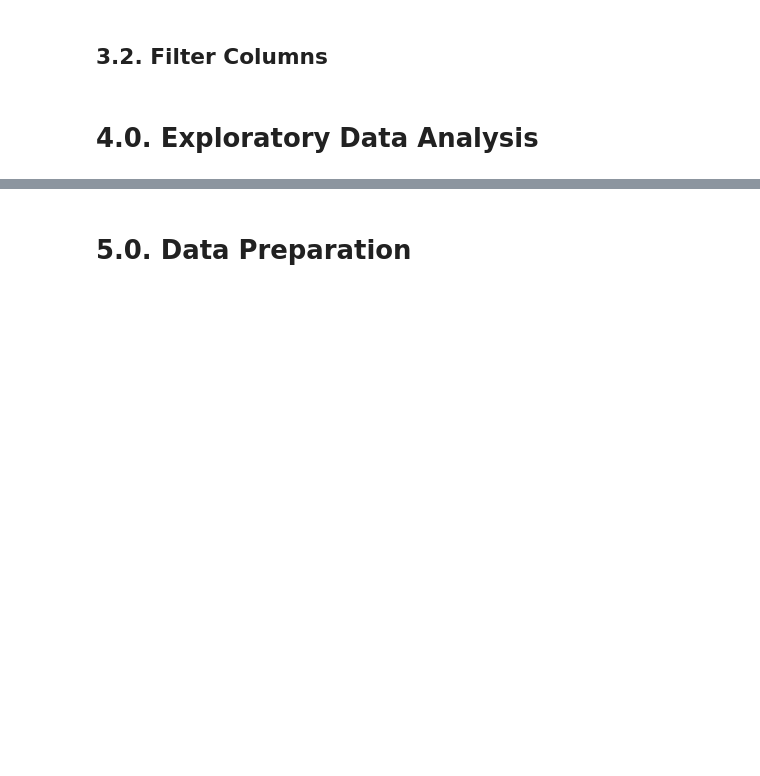
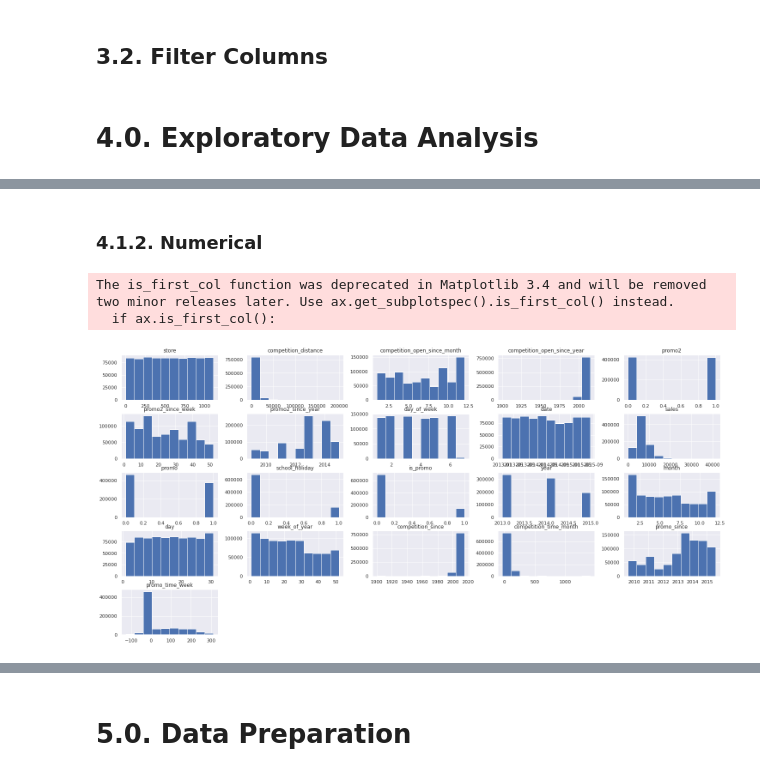
Before and after one commit to cidosjr/rossmann-sales-forecast, a Jupyter notebook: notebooks/rossmann_prediction.ipynb, the cells around one changed output, grey strips where cells are left out. Cells and saved outputs as stored; diff of their text form; code cells hidden in the pictures; blank space fills up the shorter version.

```diff
--- a/notebooks/rossmann_prediction.ipynb
+++ b/notebooks/rossmann_prediction.ipynb
@@ -250,0 +325,8 @@ df4 = pickle.load(open('../src/data/df3.pkl', 'rb'))
+# %% [markdown]
+### 4.1.2. Numerical
+# %%
+df4.hist();
+# %% [output]
+The is_first_col function was deprecated in Matplotlib 3.4 and will be removed two minor releases later. Use ax.get_subplotspec().is_first_col() instead.
+  if ax.is_first_col():
+[figure, added]
```
Also changed, not shown: parts of 45 cells of this notebook.
